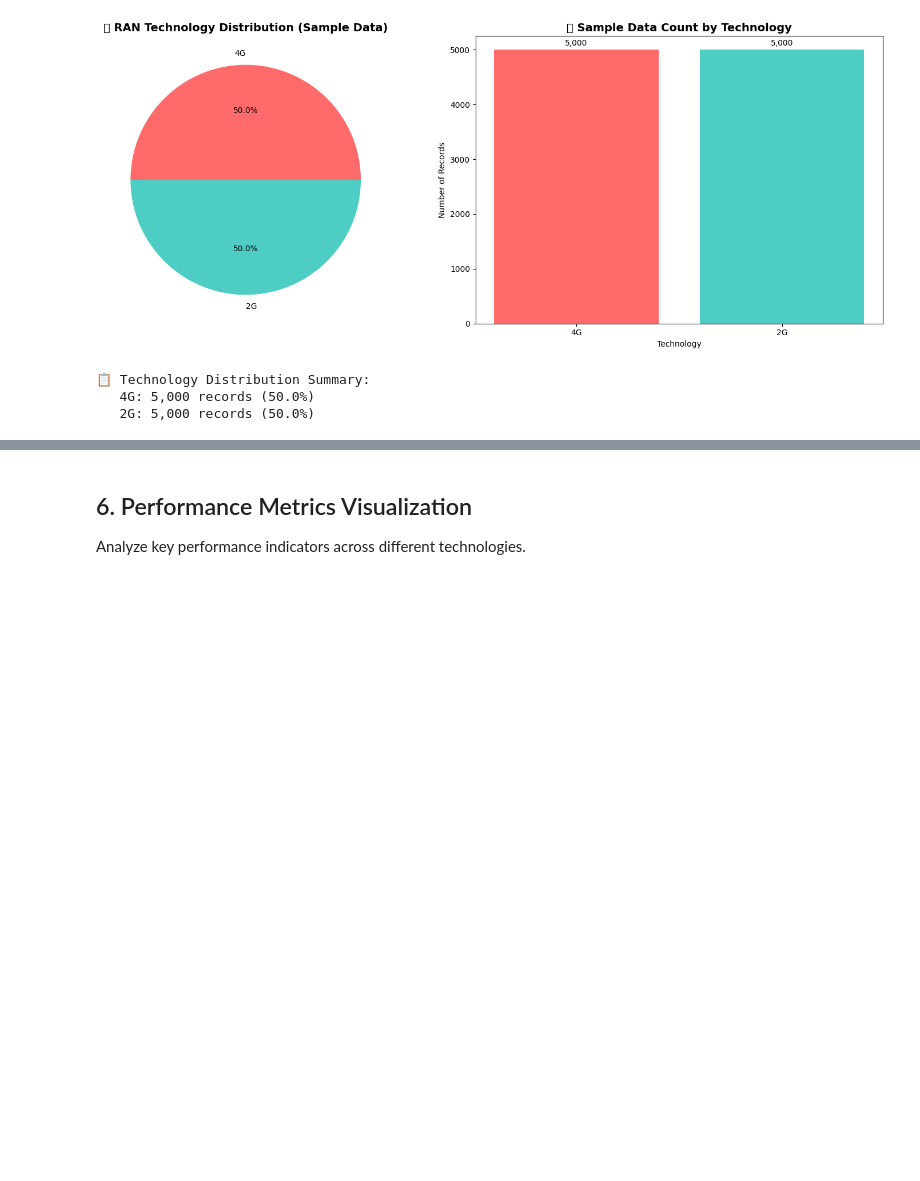
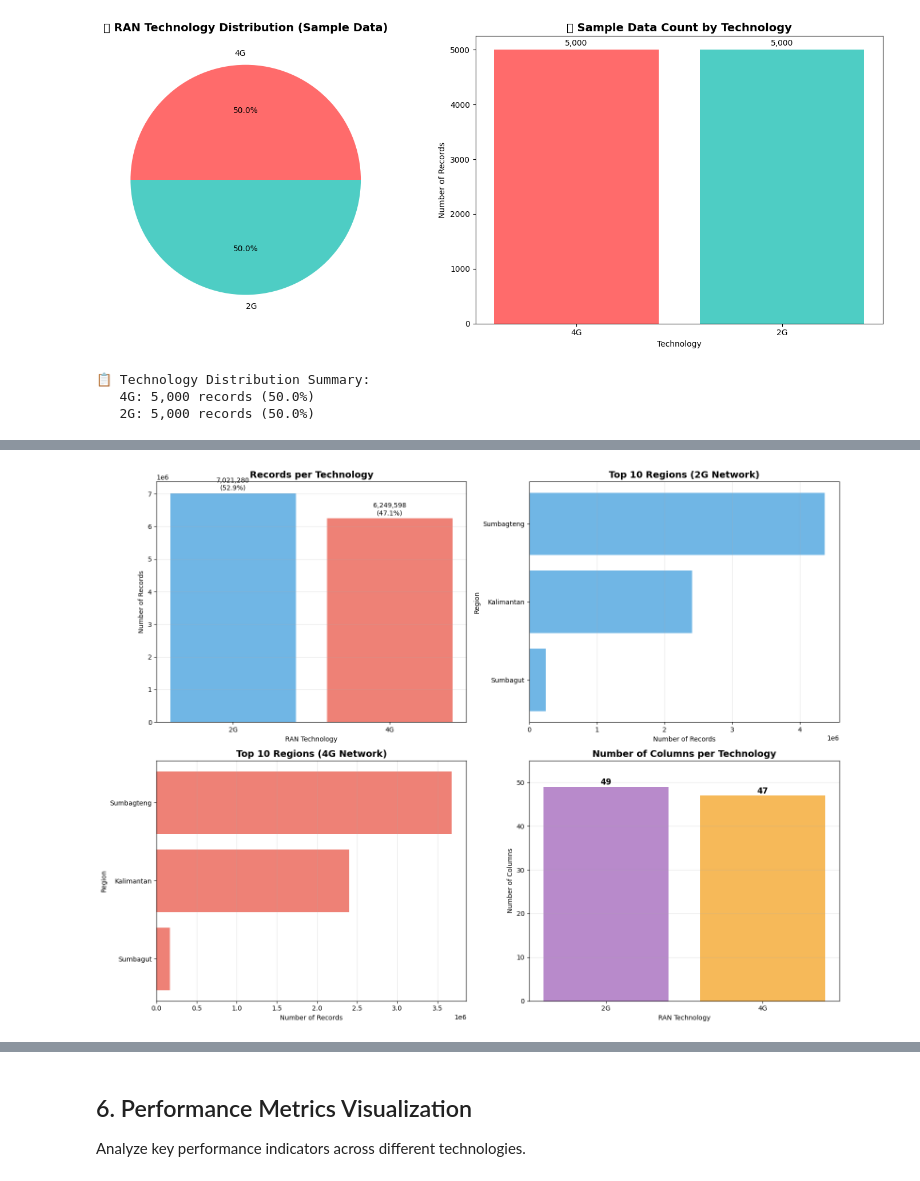
Before and after one commit to dhenandi/ran_sql, a Jupyter notebook: src/import_module/ran_data_visualization.ipynb, the cells around one changed output, grey strips where cells are left out. Cells and saved outputs as stored; diff of their text form; code cells hidden in the pictures; blank space fills up the shorter version.

```diff
--- a/src/import_module/ran_data_visualization.ipynb
+++ b/src/import_module/ran_data_visualization.ipynb
@@ -27,10 +27,6 @@ warnings.filterwarnings('ignore')
 import matplotlib.pyplot as plt
 import matplotlib.dates as mdates
 import seaborn as sns
-import plotly.express as px
-import plotly.graph_objects as go
-from plotly.subplots import make_subplots
-import plotly.offline as pyo
 
 # Statistical analysis
 from scipy import stats
@@ -38,16 +34,12 @@ from scipy.stats import pearsonr, spearmanr
 
 # Date and time handling
 from datetime import datetime, timedelta
-import dateutil.parser
 
 # Setup plotting style
 plt.style.use('default')
 sns.set_palette("husl")
-plt.rcParams['figure.figsize'] = (12, 6)
+plt.rcParams['figure.figsize'] = (14, 6)
 plt.rcParams['font.size'] = 10
-
-# Enable interactive plots in Jupyter
-pyo.init_notebook_mode(connected=True)
 
 # Add project root to path
 PROJECT_ROOT = Path().absolute().parent.parent
@@ -55,6 +47,8 @@ sys.path.insert(0, str(PROJECT_ROOT))
 
 print("📚 Libraries imported successfully!")
 print(f"🏠 Project root: {PROJECT_ROOT}")
+print(f"📊 Pandas version: {pd.__version__}")
+print(f"🔢 NumPy version: {np.__version__}")
 # %% [output]
 📚 Libraries imported successfully!
 🏠 Project root: /workspaces/ran_sql
@@ -345,0 +447,76 @@ for tech, count in tech_distribution.items():
+# %%
+# Create visualizations for data distribution
+fig, axes = plt.subplots(2, 2, figsize=(16, 12))
+
+# 1. Records per Technology
+tech_data = {
+    'Technology': ['2G', '4G'],
+    'Records': [7021280, 6249598],
+    'Percentage': [52.9, 47.1]
+}
+tech_df = pd.DataFrame(tech_data)
+
+axes[0, 0].bar(tech_df['Technology'], tech_df['Records'], color=['#3498db', '#e74c3c'], alpha=0.7)
+axes[0, 0].set_title('Records per Technology', fontsize=14, fontweight='bold')
+axes[0, 0].set_ylabel('Number of Records')
+axes[0, 0].set_xlabel('RAN Technology')
+for i, (tech, count, pct) in enumerate(zip(tech_df['Technology'], tech_df['Records'], tech_df['Percentage'])):
+    axes[0, 0].text(i, count + 100000, f'{count:,}\n({pct}%)', ha='center', fontsize=10)
+axes[0, 0].grid(axis='y', alpha=0.3)
+
+# 2. Regional Distribution (2G)
+query_2g_by_region = """
+    SELECT region, COUNT(*) as count
+    FROM ran_2g_ran_2g
+    GROUP BY region
+    ORDER BY count DESC
+    LIMIT 10
+"""
+df_2g_regions = analyzer.execute_query(query_2g_by_region)
+
+axes[0, 1].barh(df_2g_regions['region'], df_2g_regions['count'], color='#3498db', alpha=0.7)
+axes[0, 1].set_title('Top 10 Regions (2G Network)', fontsize=14, fontweight='bold')
+axes[0, 1].set_xlabel('Number of Records')
+axes[0, 1].set_ylabel('Region')
+axes[0, 1].invert_yaxis()
+axes[0, 1].grid(axis='x', alpha=0.3)
+
+# 3. Regional Distribution (4G)
+query_4g_by_region = """
+    SELECT region, COUNT(*) as count
+    FROM ran_4g_ran_4g
+    GROUP BY region
+    ORDER BY count DESC
+    LIMIT 10
+"""
+df_4g_regions = analyzer.execute_query(query_4g_by_region)
+
+axes[1, 0].barh(df_4g_regions['region'], df_4g_regions['count'], color='#e74c3c', alpha=0.7)
+axes[1, 0].set_title('Top 10 Regions (4G Network)', fontsize=14, fontweight='bold')
+axes[1, 0].set_xlabel('Number of Records')
+axes[1, 0].set_ylabel('Region')
+axes[1, 0].invert_yaxis()
+axes[1, 0].grid(axis='x', alpha=0.3)
+
+# 4. Columns per Technology
+columns_data = {
+    'Technology': ['2G', '4G'],
+    'Columns': [49, 47]
+}
+cols_df = pd.DataFrame(columns_data)
+
+axes[1, 1].bar(cols_df['Technology'], cols_df['Columns'], color=['#9b59b6', '#f39c12'], alpha=0.7)
+axes[1, 1].set_title('Number of Columns per Technology', fontsize=14, fontweight='bold')
+axes[1, 1].set_ylabel('Number of Columns')
+axes[1, 1].set_xlabel('RAN Technology')
+for i, (tech, count) in enumerate(zip(cols_df['Technology'], cols_df['Columns'])):
+    axes[1, 1].text(i, count + 0.5, str(count), ha='center', fontsize=12, fontweight='bold')
+axes[1, 1].set_ylim(0, 55)
+axes[1, 1].grid(axis='y', alpha=0.3)
+
+plt.tight_layout()
+plt.savefig(PROJECT_ROOT / 'data' / 'processed' / 'data_distribution.png', dpi=150, bbox_inches='tight')
+print("📊 Data distribution visualizations created successfully!")
+print(f"   Saved to: {PROJECT_ROOT / 'data' / 'processed' / 'data_distribution.png'}")
+plt.show()
+# %% [output]
@@ -345,0 +525 @@ for tech, count in tech_distribution.items():
+[figure, added]
```
Also changed, not shown: parts of 14 cells of this notebook, 38 other files.
